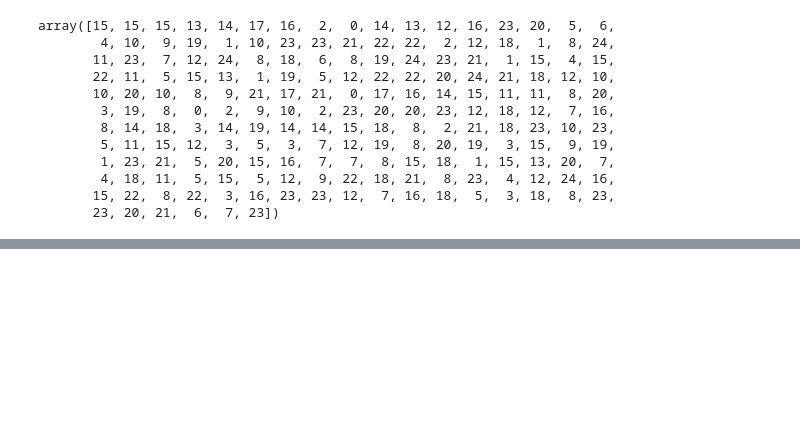
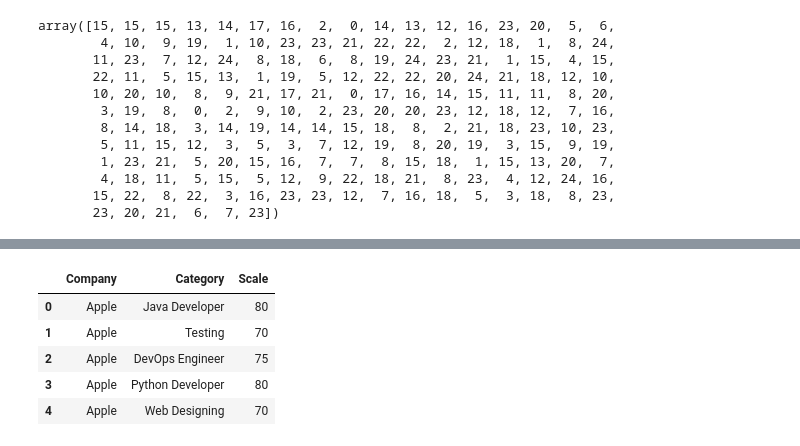
Before and after one commit to Kiruthik-Raj/ResumEase, a Jupyter notebook: ResumEase.ipynb, the cells around one changed output, grey strips where cells are left out. Saved outputs shown, nothing was run; the diff lists cells and outputs as text; code cells hidden in the pictures; blank space fills up the shorter version.

```diff
--- a/ResumEase.ipynb
+++ b/ResumEase.ipynb
@@ -407,0 +336,10 @@ OneVsRestClassifier(estimator=KNeighborsClassifier())
+# %%
+comp_dt = pd.read_csv("company_data_set.csv")
+comp_dt.head()
+# %% [output]
+|  | Company | Category | Scale |
+| 0 | Apple | Java Developer | 80 |
+| 1 | Apple | Testing | 70 |
+| 2 | Apple | DevOps Engineer | 75 |
+| 3 | Apple | Python Developer | 80 |
+| 4 | Apple | Web Designing | 70 |
```
Also changed, not shown: parts of 35 cells of this notebook, 5 other files.
